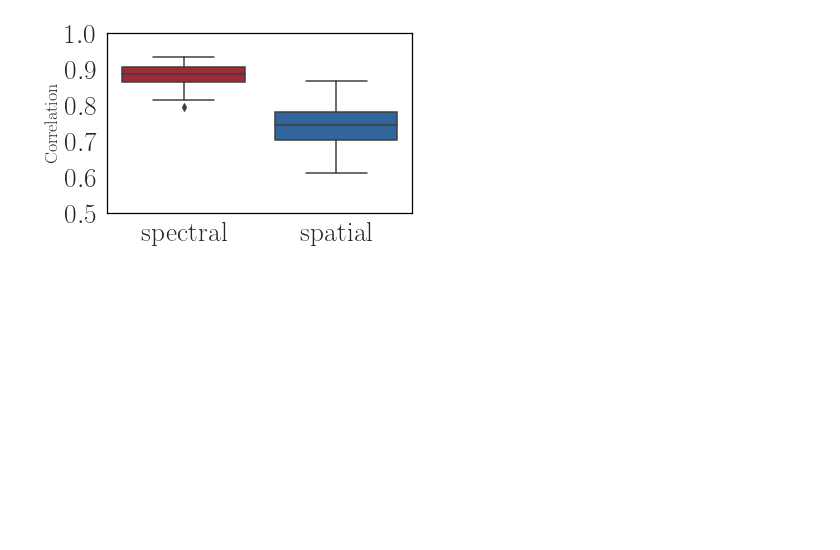
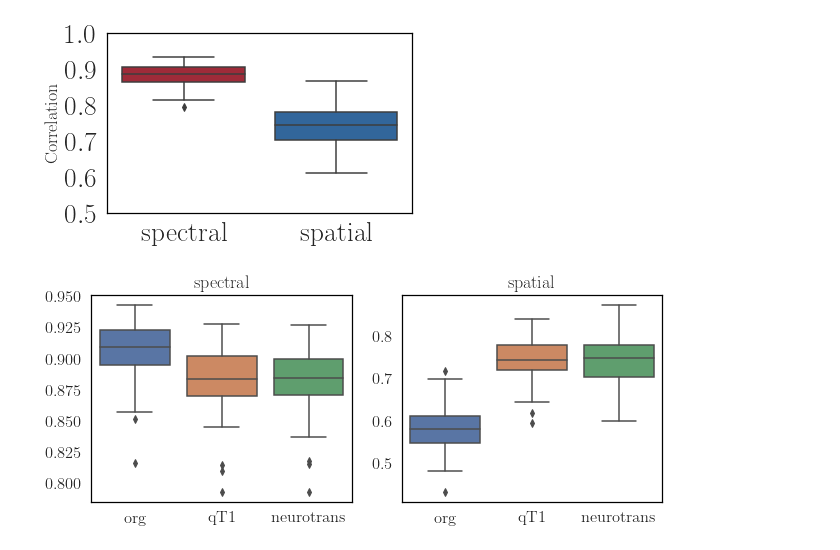
Before and after one commit to parulv1/sgm-alpha, a Jupyter notebook: spectrome/notebooks/alpha_experiments.ipynb, the cells around one changed output. Drawn from its saved outputs; the diff is of its cells as text; code cells hidden in the pictures; blank space fills up the shorter version.

```diff
--- a/spectrome/notebooks/alpha_experiments.ipynb
+++ b/spectrome/notebooks/alpha_experiments.ipynb
@@ -377,3 +377,55 @@ ax.set_yticks([0.5,0.6,0.7,0.8,0.9,1.0])
 plt.tight_layout()
 # %% [output]
 [figure]
+# %%
+w_10I_ind_stableg_microint_highv = np.loadtxt("/data/rajlab1/user_data/parul/spectromeP_results/results_globalSGM/chang_tauiu200_stableg_macrostable_spatial_nodb/spectral_spatial_10weightedcorr_ind_allstable_microint.csv",delimiter=",")
+
+w_10I_ind_stableg_microint_highv_sorted = w_10I_ind_stableg_microint_highv[np.argsort(w_10I_ind_stableg_microint_highv[:,10])]
+
+w_10I_ind_stableg_highv = np.loadtxt("/data/rajlab1/user_data/parul/spectromeP_results/results_globalSGM/chang_tauiu200_stableg_macrostable_spatial_nodb/spectral_spatial_10weightedcorr_org_hcp_highspeed_stablegalt.csv",delimiter=",")
+
+w_10I_ind_stableg_highv_sorted = w_10I_ind_stableg_highv[np.argsort(w_10I_ind_stableg_highv[:,10])]
+
+w_10I_ind_stableg_microint_neurotransmitter = np.loadtxt("/data/rajlab1/user_data/parul/spectromeP_results/results_globalSGM/alpha_experiments/microint_receptors_gei_nogee_receptorscaled.csv",delimiter=",")
+
+w_10I_ind_stableg_microint_neurotransmitter_sorted = w_10I_ind_stableg_microint_neurotransmitter[np.argsort(w_10I_ind_stableg_microint_neurotransmitter[:,10])]
+# %%
+sns.set_style({'font.family':'serif', 'font.serif':'Times New Roman'})
+sns.set_style("white")
+
+sns.set(font_scale=1.5, rc={'text.usetex' : True, 'figure.facecolor': 'white',
+                            'axes.facecolor': 'white', 'axes.edgecolor': 'black',
+                           'font.family':'serif', 'font.serif':'Times New Roman'})
+
+fig, ax = plt.subplots(1,2, figsize=(9, 4))
+
+plt.rcParams.update({
+    "xtick.labelsize": 12,
+    "ytick.labelsize": 12
+})
+
+
+df_correlations = pd.DataFrame({'org': w_10I_ind_stableg_highv_sorted[:,8],
+                               'qT1': w_10I_ind_stableg_microint_highv_sorted[:,8],
+                               'neurotrans': w_10I_ind_stableg_microint_neurotransmitter_sorted[:,8]})
+
+
+sns.boxplot(data=df_correlations, ax=ax[0])
+ax[0].set_title('spectral')
+
+df_correlations = pd.DataFrame({'org': w_10I_ind_stableg_highv_sorted[:,9],
+                               'qT1': w_10I_ind_stableg_microint_highv_sorted[:,9],
+                               'neurotrans': w_10I_ind_stableg_microint_neurotransmitter_sorted[:,9]})
+
+
+sns.boxplot(data=df_correlations, ax=ax[1])
+ax[1].set_title('spatial')
+
+# max_width = 8
+# ax.set_ylabel('Correlation', fontsize=18)
+# ax.set_ylim([0.5,1.0])
+# ax.set_yticks([0.5,0.6,0.7,0.8,0.9,1.0])
+
+plt.tight_layout()
+# %% [output]
+[figure, added]
```
Also changed, not shown: 7 other files.
